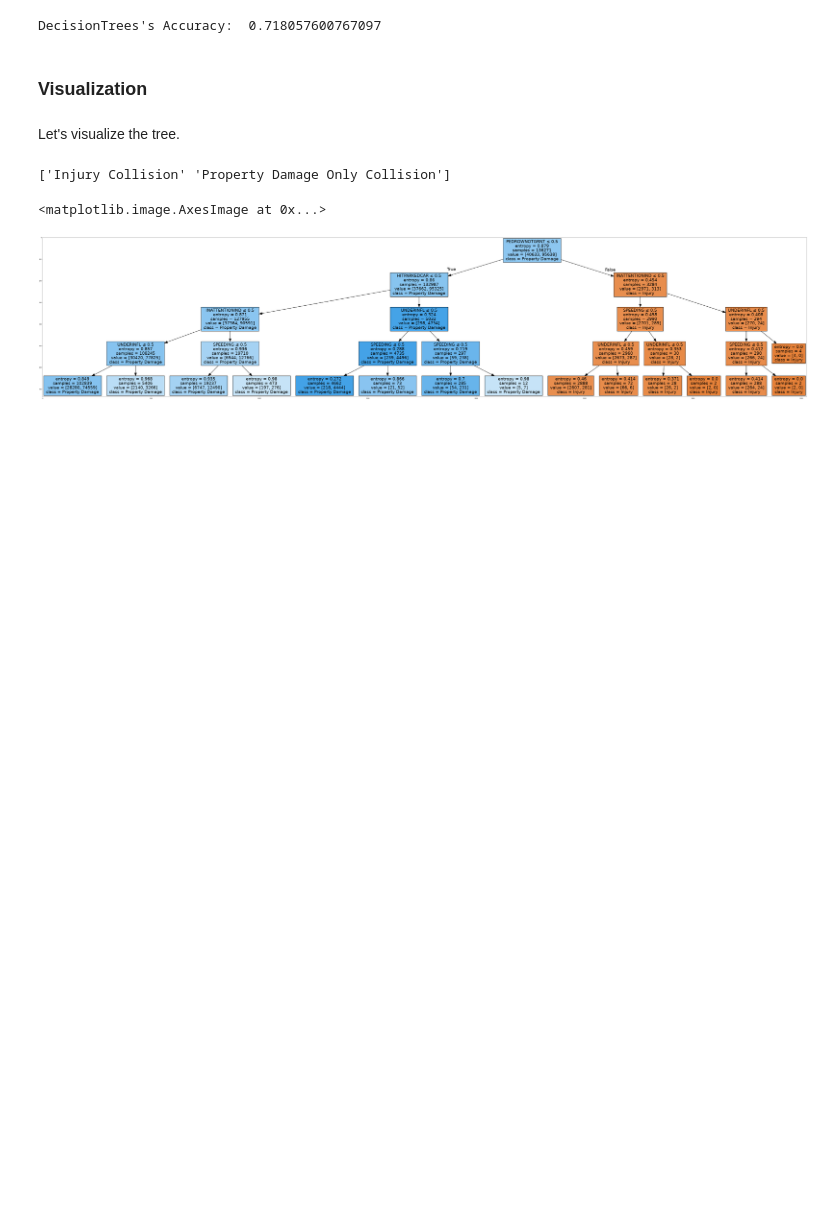
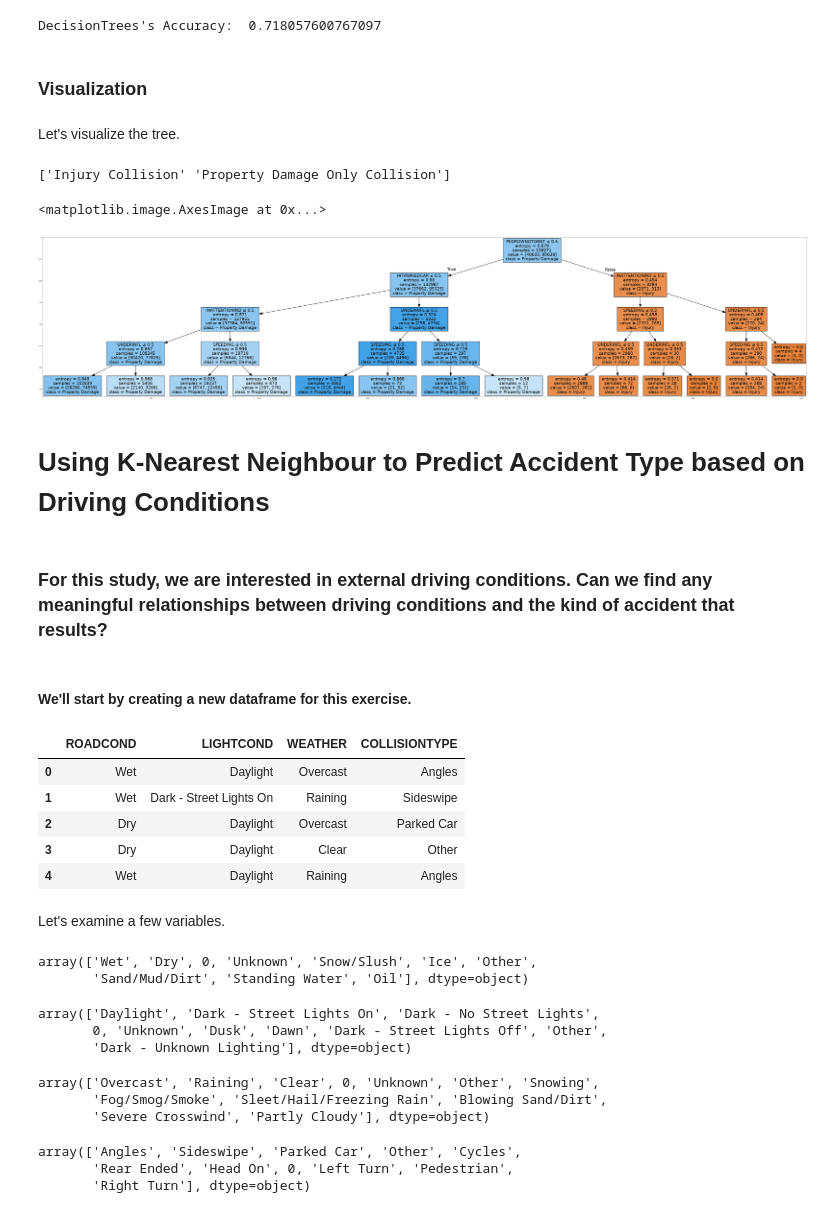
Before and after one commit to TJStarr/IBM-DS-Capstone, a Jupyter notebook: Data Science Capstone.ipynb, the cells around one changed output. Saved outputs shown, nothing was run; the diff lists cells and outputs as text; code cells hidden in the pictures; blank space fills up the shorter version.

```diff
--- a/Data Science Capstone.ipynb
+++ b/Data Science Capstone.ipynb
@@ -243,3 +243,45 @@ plt.imshow(img,interpolation='nearest')
 # %% [output]
 <matplotlib.image.AxesImage at 0x...>
 [figure]
+# %% [markdown]
+# Using K-Nearest Neighbour to Predict Accident Type based on Driving Conditions
+# %% [markdown]
+### For this study, we are interested in external driving conditions. Can we find any meaningful relationships between driving conditions and the kind of accident that results?
+# %% [markdown]
+#### We'll start by creating a new dataframe for this exercise.
+# %%
+knndf = df
+knndf = knndf[['ROADCOND', 'LIGHTCOND', 'WEATHER', 'COLLISIONTYPE']]
+knndf.head()
+# %% [output]
+|  | ROADCOND | LIGHTCOND | WEATHER | COLLISIONTYPE |
+| 0 | Wet | Daylight | Overcast | Angles |
+| 1 | Wet | Dark - Street Lights On | Raining | Sideswipe |
+| 2 | Dry | Daylight | Overcast | Parked Car |
+| 3 | Dry | Daylight | Clear | Other |
+| 4 | Wet | Daylight | Raining | Angles |
+# %% [markdown]
+Let's examine a few variables.
+# %%
+knndf.ROADCOND.unique()
+# %% [output]
+array(['Wet', 'Dry', 0, 'Unknown', 'Snow/Slush', 'Ice', 'Other',
+       'Sand/Mud/Dirt', 'Standing Water', 'Oil'], dtype=object)
+# %%
+knndf.LIGHTCOND.unique()
+# %% [output]
+array(['Daylight', 'Dark - Street Lights On', 'Dark - No Street Lights',
+       0, 'Unknown', 'Dusk', 'Dawn', 'Dark - Street Lights Off', 'Other',
+       'Dark - Unknown Lighting'], dtype=object)
+# %%
+knndf.WEATHER.unique()
+# %% [output]
+array(['Overcast', 'Raining', 'Clear', 0, 'Unknown', 'Other', 'Snowing',
+       'Fog/Smog/Smoke', 'Sleet/Hail/Freezing Rain', 'Blowing Sand/Dirt',
+       'Severe Crosswind', 'Partly Cloudy'], dtype=object)
+# %%
+knndf.COLLISIONTYPE.unique()
+# %% [output]
+array(['Angles', 'Sideswipe', 'Parked Car', 'Other', 'Cycles',
+       'Rear Ended', 'Head On', 0, 'Left Turn', 'Pedestrian',
+       'Right Turn'], dtype=object)
```
Also changed, not shown: parts of 8 cells of this notebook.
